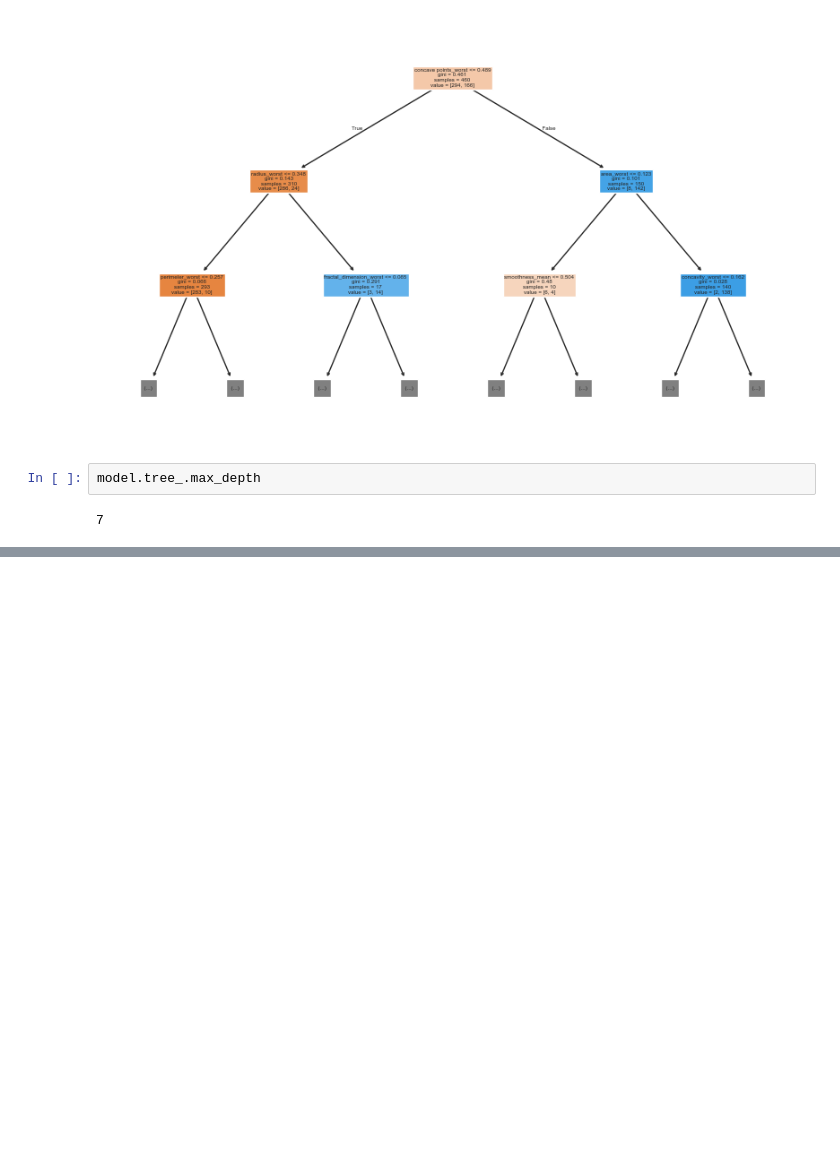
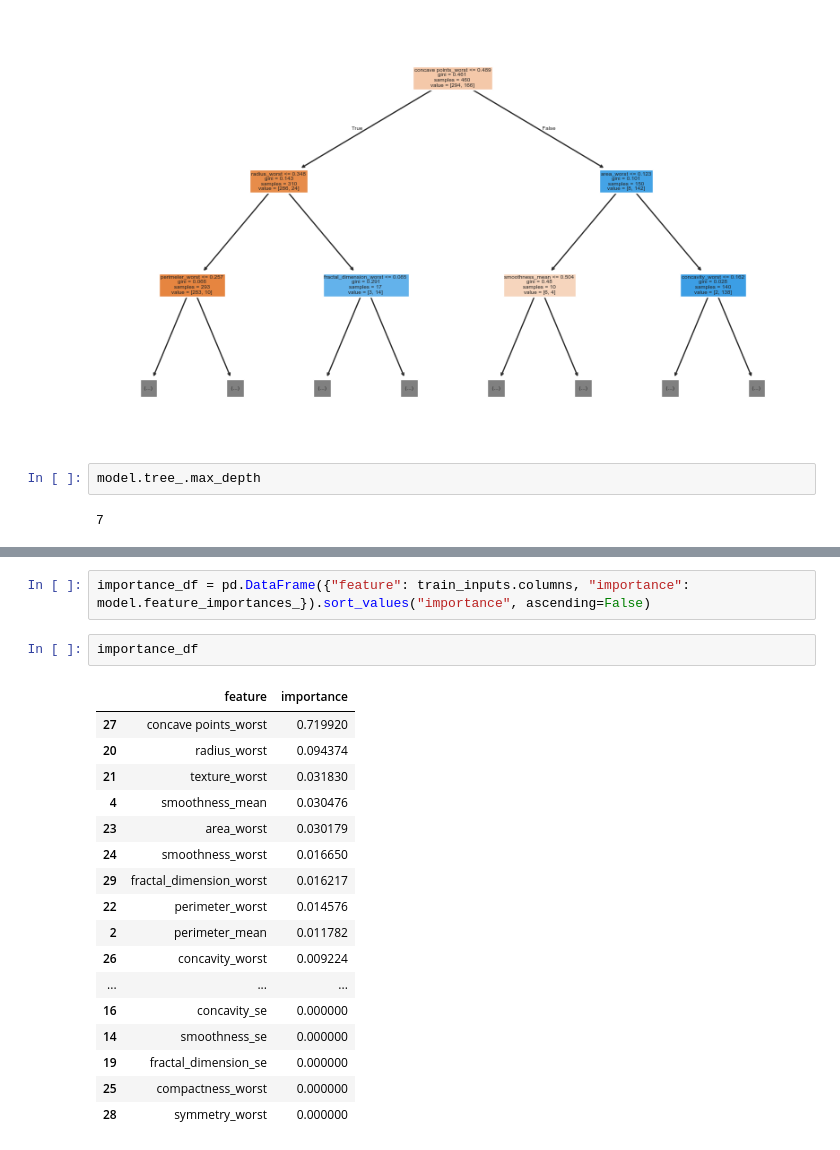
Before and after one commit to Bharat2310/ML_practice-, a Jupyter notebook: Project_03/cancer.ipynb, the cells around one changed output, grey strips where cells are left out. Saved outputs shown, nothing was run; the diff lists cells and outputs as text; blank space fills up the shorter version.

```diff
--- a/Project_03/cancer.ipynb
+++ b/Project_03/cancer.ipynb
@@ -305,0 +336,22 @@ model.tree_.max_depth
+# %%
+importance_df = pd.DataFrame({"feature": train_inputs.columns, "importance": model.feature_importances_}).sort_values("importance", ascending=False)
+# %%
+importance_df
+# %% [output]
+|  | feature | importance |
+| 27 | concave points_worst | 0.719920 |
+| 20 | radius_worst | 0.094374 |
+| 21 | texture_worst | 0.031830 |
+| 4 | smoothness_mean | 0.030476 |
+| 23 | area_worst | 0.030179 |
+| 24 | smoothness_worst | 0.016650 |
+| 29 | fractal_dimension_worst | 0.016217 |
+| 22 | perimeter_worst | 0.014576 |
+| 2 | perimeter_mean | 0.011782 |
+| 26 | concavity_worst | 0.009224 |
+| ... | ... | ... |
+| 16 | concavity_se | 0.000000 |
+| 14 | smoothness_se | 0.000000 |
+| 19 | fractal_dimension_se | 0.000000 |
+| 25 | compactness_worst | 0.000000 |
+| 28 | symmetry_worst | 0.000000 |
```
Also changed, not shown: parts of 4 cells of this notebook.
